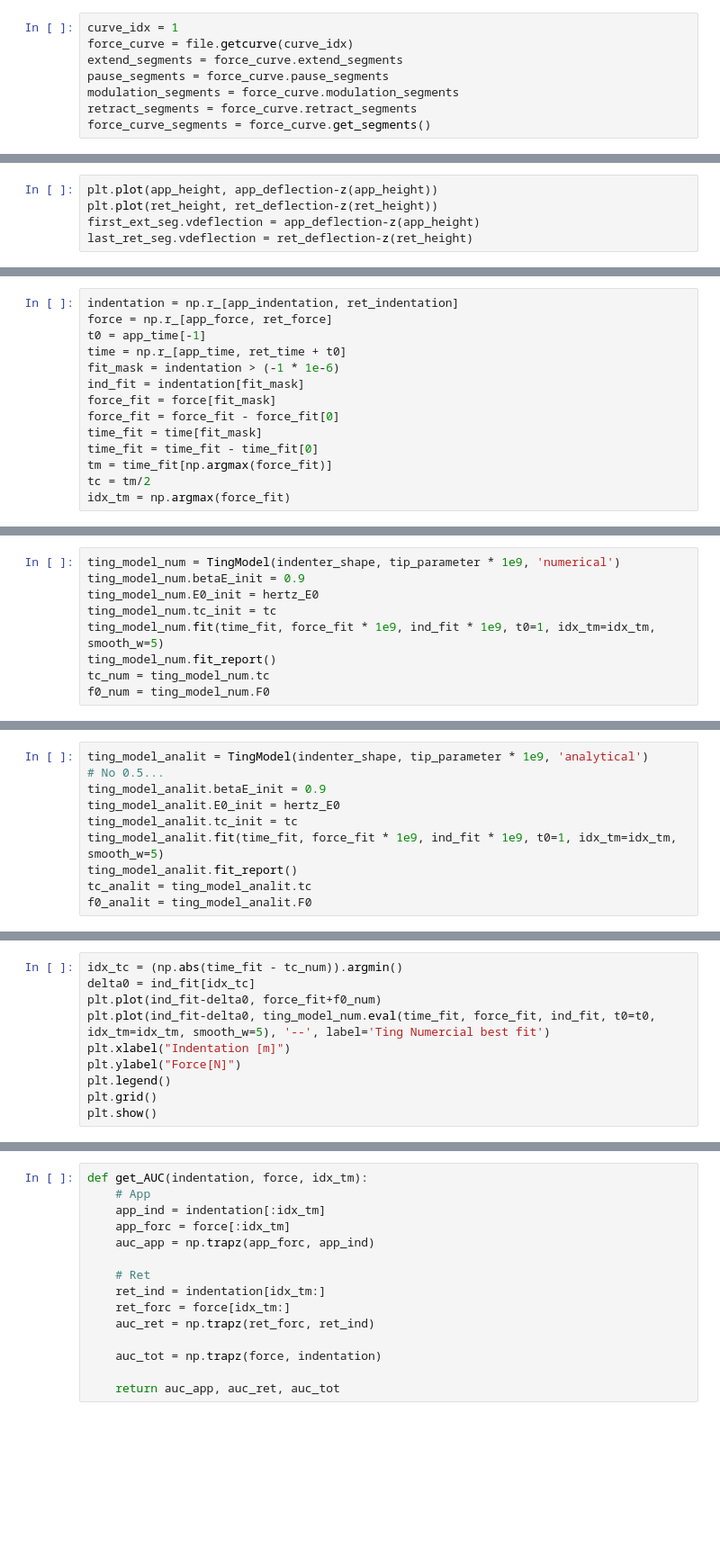
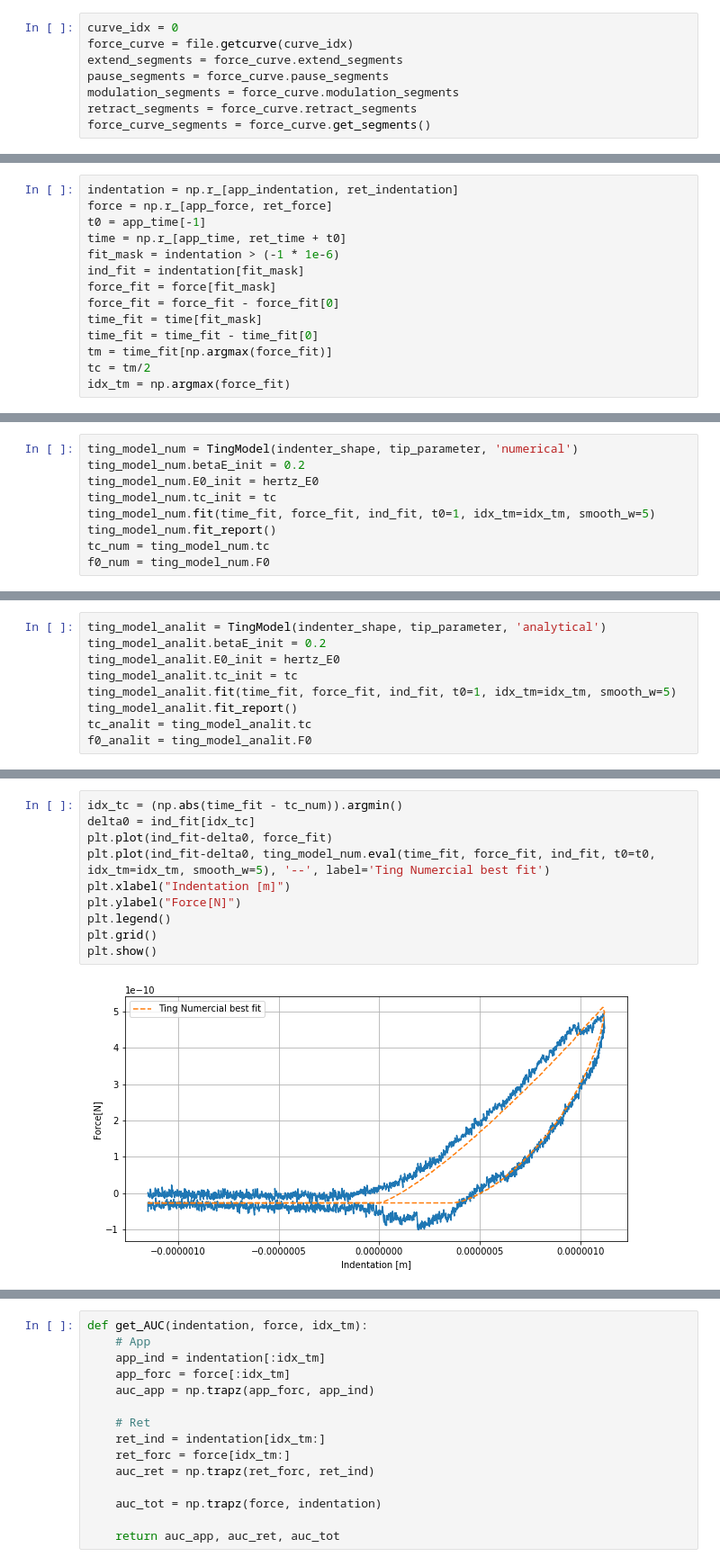
Before and after one commit to jlopezalo/PyFMRheo, a Jupyter notebook: examples/Ting Models Example.ipynb, the cells around one changed output, grey strips where cells are left out. Shown at 90% size. Drawn from its saved outputs; the diff is of its cells as text; blank space fills up the shorter version.

```diff
--- a/examples/Ting Models Example.ipynb
+++ b/examples/Ting Models Example.ipynb
@@ -63,5 +78,5 @@ print(deflection_sensitivity)
 # %%
-curve_idx = 1
+curve_idx = 0
 force_curve = file.getcurve(curve_idx)
 extend_segments = force_curve.extend_segments
 pause_segments = force_curve.pause_segments
@@ -139,5 +157,0 @@ plt.plot(app_height[mask], z(app_height[mask]))
-# %%
-plt.plot(app_height, app_deflection-z(app_height))
-plt.plot(ret_height, ret_deflection-z(ret_height))
-first_ext_seg.vdeflection = app_deflection-z(app_height)
-last_ret_seg.vdeflection = ret_deflection-z(ret_height)
@@ -209,9 +274,9 @@ help(TingModel)
 # %%
-ting_model_num = TingModel(indenter_shape, tip_parameter * 1e9, 'numerical')
-ting_model_num.betaE_init = 0.9
+ting_model_num = TingModel(indenter_shape, tip_parameter, 'numerical')
+ting_model_num.betaE_init = 0.2
 ting_model_num.E0_init = hertz_E0
 ting_model_num.tc_init = tc
-ting_model_num.fit(time_fit, force_fit * 1e9, ind_fit * 1e9, t0=1, idx_tm=idx_tm, smooth_w=5)
+ting_model_num.fit(time_fit, force_fit, ind_fit, t0=1, idx_tm=idx_tm, smooth_w=5)
 ting_model_num.fit_report()
 tc_num = ting_model_num.tc
 f0_num = ting_model_num.F0
@@ -218,10 +301,9 @@ f0_num = ting_model_num.F0
 # %%
-ting_model_analit = TingModel(indenter_shape, tip_parameter * 1e9, 'analytical')
-# No 0.5...
-ting_model_analit.betaE_init = 0.9
+ting_model_analit = TingModel(indenter_shape, tip_parameter, 'analytical')
+ting_model_analit.betaE_init = 0.2
 ting_model_analit.E0_init = hertz_E0
 ting_model_analit.tc_init = tc
-ting_model_analit.fit(time_fit, force_fit * 1e9, ind_fit * 1e9, t0=1, idx_tm=idx_tm, smooth_w=5)
+ting_model_analit.fit(time_fit, force_fit, ind_fit, t0=1, idx_tm=idx_tm, smooth_w=5)
 ting_model_analit.fit_report()
 tc_analit = ting_model_analit.tc
 f0_analit = ting_model_analit.F0
@@ -228,13 +328,15 @@ f0_analit = ting_model_analit.F0
 # %%
 idx_tc = (np.abs(time_fit - tc_num)).argmin()
 delta0 = ind_fit[idx_tc]
-plt.plot(ind_fit-delta0, force_fit+f0_num)
+plt.plot(ind_fit-delta0, force_fit)
 plt.plot(ind_fit-delta0, ting_model_num.eval(time_fit, force_fit, ind_fit, t0=t0, idx_tm=idx_tm, smooth_w=5), '--', label='Ting Numercial best fit')
 plt.xlabel("Indentation [m]")
 plt.ylabel("Force[N]")
 plt.legend()
 plt.grid()
 plt.show()
+# %% [output]
+[figure, added]
 # %%
 idx_tc = (np.abs(time_fit - tc_analit)).argmin()
 delta0 = ind_fit[idx_tc]
```
Also changed, not shown: parts of 21 cells of this notebook, 1 other file.
